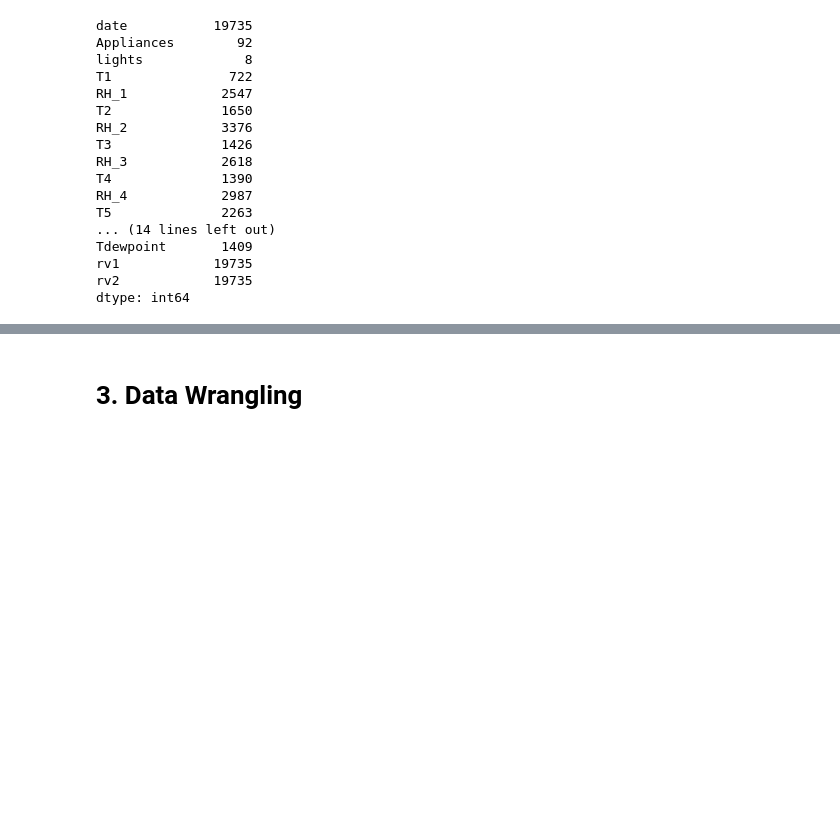
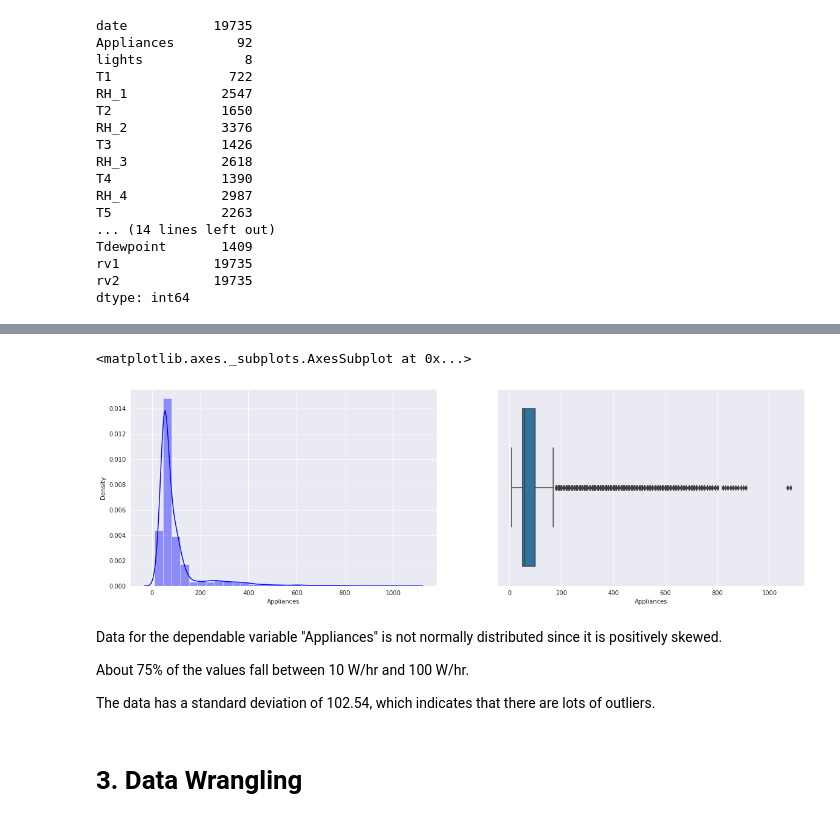
Before and after one commit to itsmesudhanshu/electricalappliance-ml-regression, a Jupyter notebook: Appliance_energy_prediction.ipynb, the cells around one changed output, grey strips where cells are left out. Cells and saved outputs as stored; diff of their text form; code cells hidden in the pictures; blank space fills up the shorter version.

```diff
--- a/Appliance_energy_prediction.ipynb
+++ b/Appliance_energy_prediction.ipynb
@@ -14,24 +14,3 @@ In this project we are going to predict the energy usage of appliance.The data t
 #**Let's Begin!**
 # %% [markdown]
 ##**Know Your Data**
-# %%
-import numpy as np
-import pandas as pd
-import matplotlib.pyplot as plt
-import seaborn as sns
-from numpy import math
-from sklearn.linear_model import LinearRegression
-from sklearn.preprocessing import StandardScaler
-from sklearn.preprocessing import MinMaxScaler
-from sklearn.feature_selection import f_regression
-from sklearn.metrics import r2_score
-from sklearn.metrics import mean_squared_error
-from sklearn.metrics import mean_absolute_percentage_error
-from sklearn.model_selection import train_test_split
-from statsmodels.stats.outliers_influence import variance_inflation_factor
-from sklearn.model_selection import GridSearchCV
-from sklearn.linear_model import Lasso
-from sklearn.linear_model import Ridge
-from sklearn.linear_model import ElasticNet
-sns.set()
-import ast
@@ -144,2 +166,22 @@ dtype: int64
+# %%
+plt.figure(figsize=(20,6))
+sns.set_style('darkgrid')
+
+# Distribution of Energy Consumption
+plt.subplot(1,2,1)
+sns.distplot(raw_data.Appliances,bins=30,color='Blue')
+
+# Box plot for Energy Consumption
+plt.subplot(1,2,2)
+sns.boxplot(raw_data.Appliances)
+# %% [output]
+<matplotlib.axes._subplots.AxesSubplot at 0x...>
+[figure, added]
+# %% [markdown]
+Data for the dependable variable "Appliances" is not normally distributed since it is positively skewed.
+
+About 75% of the values fall between 10 W/hr and 100 W/hr.
+
+The data has a standard deviation of 102.54, which indicates that there are lots of outliers.
 # %% [markdown]
 # 3. **Data Wrangling**
```
Also changed, not shown: parts of 27 cells of this notebook.
